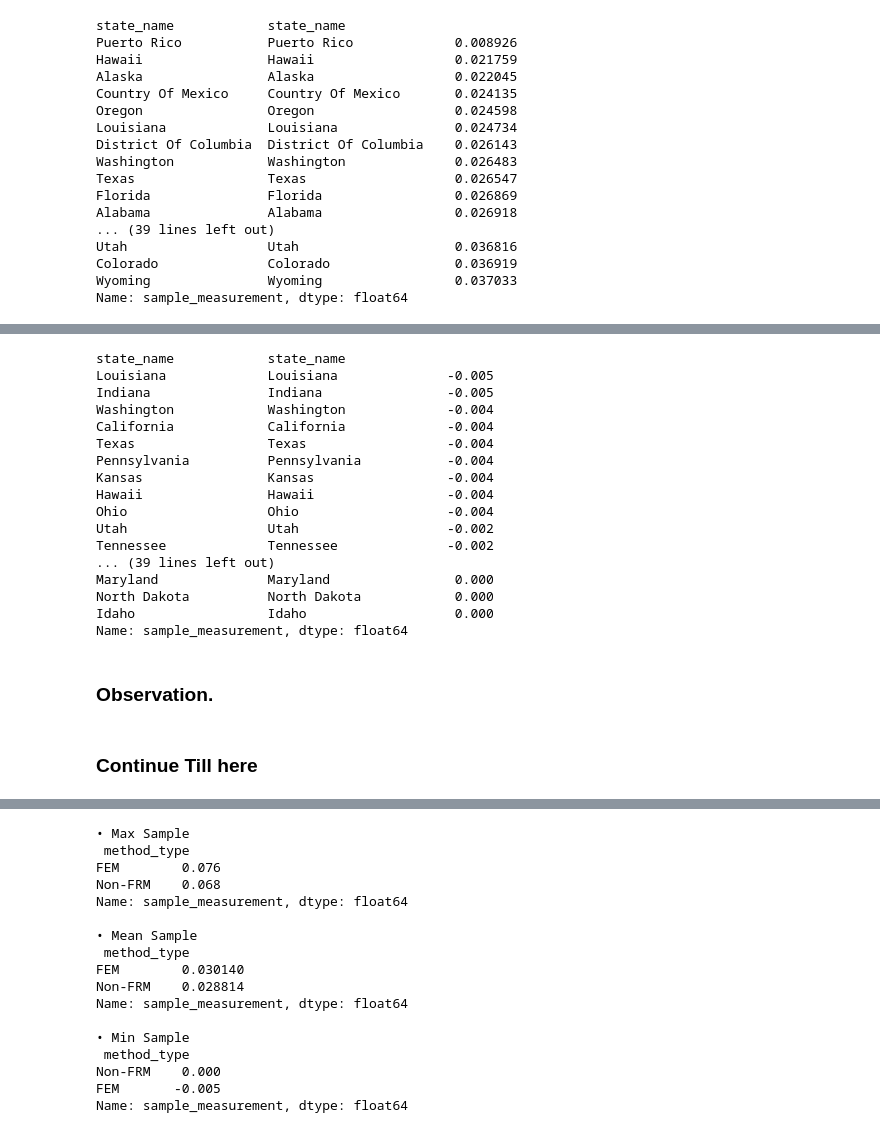
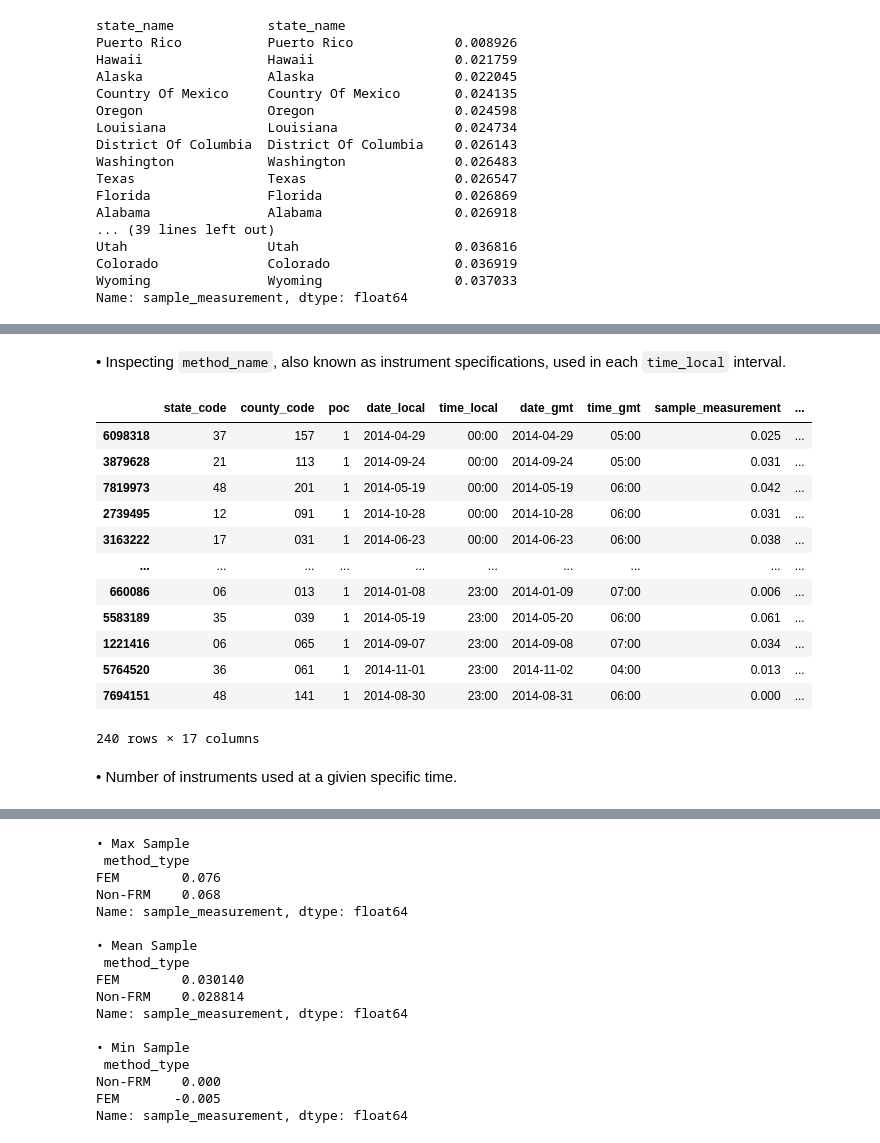
Before and after one commit to shahriar-rahman/Ozone-Air-Quality, a Jupyter notebook: notebooks/analysis/2_aggregating_statistics.ipynb, the cells around one changed output, grey strips where cells are left out. Saved outputs shown, nothing was run; the diff lists cells and outputs as text; code cells hidden in the pictures.

```diff
--- a/notebooks/analysis/2_aggregating_statistics.ipynb
+++ b/notebooks/analysis/2_aggregating_statistics.ipynb
@@ -547,25 +795,21 @@ Name: sample_measurement, dtype: float64
-# %%
-df.groupby(['state_name', 'state_name'])['sample_measurement'].min().sort_values()
-# %% [output]
-state_name            state_name
-Louisiana             Louisiana              -0.005
-Indiana               Indiana                -0.005
-Washington            Washington             -0.004
-California            California             -0.004
-Texas                 Texas                  -0.004
-Pennsylvania          Pennsylvania           -0.004
-Kansas                Kansas                 -0.004
-Hawaii                Hawaii                 -0.004
-Ohio                  Ohio                   -0.004
-Utah                  Utah                   -0.002
-Tennessee             Tennessee              -0.002
-... (39 lines left out)
-Maryland              Maryland                0.000
-North Dakota          North Dakota            0.000
-Idaho                 Idaho                   0.000
-Name: sample_measurement, dtype: float64
-# %% [markdown]
-### Observation.
 # %% [markdown]
-### Continue Till here
+• Inspecting `method_name`, also known as instrument specifications, used in each `time_local` interval.
+# %%
+df.sort_values('method_name').groupby(by='time_local').sample(10)
+# %% [output]
+|  | state_code | county_code | poc | date_local | time_local | date_gmt | time_gmt | sample_measurement | ... |
+| 6098318 | 37 | 157 | 1 | 2014-04-29 | 00:00 | 2014-04-29 | 05:00 | 0.025 | ... |
+| 3879628 | 21 | 113 | 1 | 2014-09-24 | 00:00 | 2014-09-24 | 05:00 | 0.031 | ... |
+| 7819973 | 48 | 201 | 1 | 2014-05-19 | 00:00 | 2014-05-19 | 06:00 | 0.042 | ... |
+| 2739495 | 12 | 091 | 1 | 2014-10-28 | 00:00 | 2014-10-28 | 06:00 | 0.031 | ... |
+| 3163222 | 17 | 031 | 1 | 2014-06-23 | 00:00 | 2014-06-23 | 06:00 | 0.038 | ... |
+| ... | ... | ... | ... | ... | ... | ... | ... | ... | ... |
+| 660086 | 06 | 013 | 1 | 2014-01-08 | 23:00 | 2014-01-09 | 07:00 | 0.006 | ... |
+| 5583189 | 35 | 039 | 1 | 2014-05-19 | 23:00 | 2014-05-20 | 06:00 | 0.061 | ... |
+| 1221416 | 06 | 065 | 1 | 2014-09-07 | 23:00 | 2014-09-08 | 07:00 | 0.034 | ... |
+| 5764520 | 36 | 061 | 1 | 2014-11-01 | 23:00 | 2014-11-02 | 04:00 | 0.013 | ... |
+| 7694151 | 48 | 141 | 1 | 2014-08-30 | 23:00 | 2014-08-31 | 06:00 | 0.000 | ... |
+240 rows × 17 columns
+# %% [markdown]
+• Number of instruments used at a givien specific time.
 # %%
```
Also changed, not shown: parts of 31 cells of this notebook, 1 other file.
